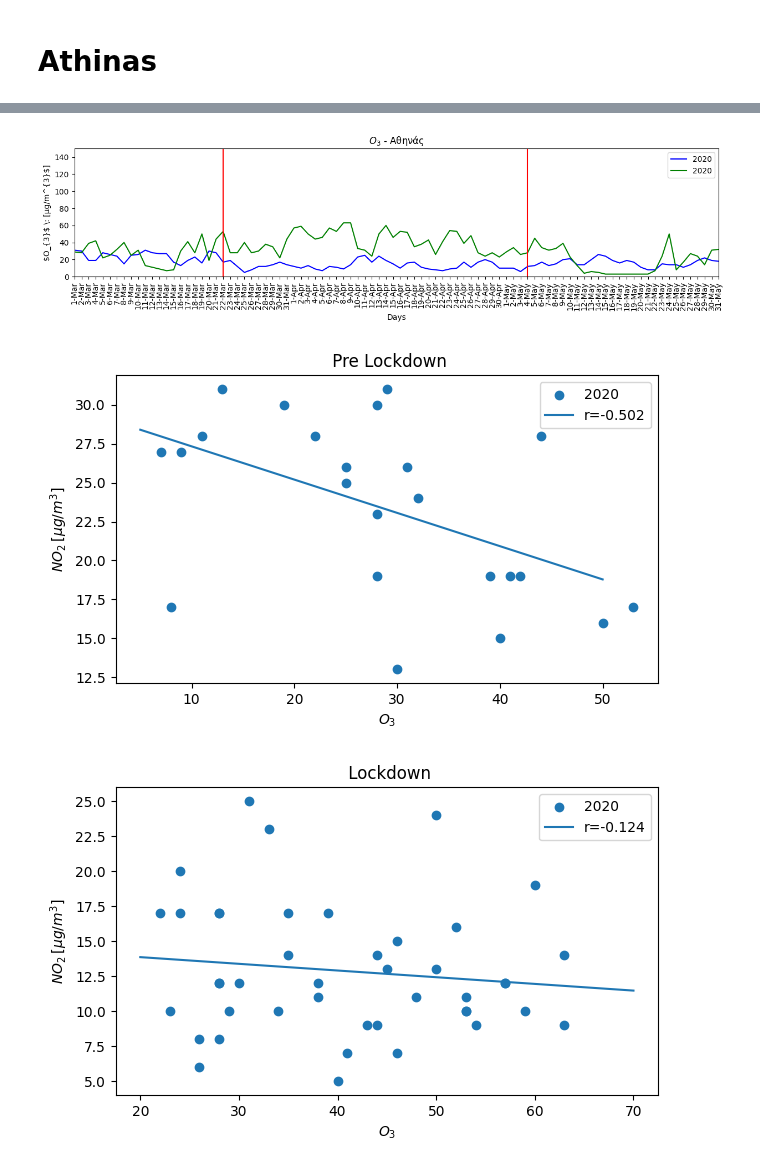
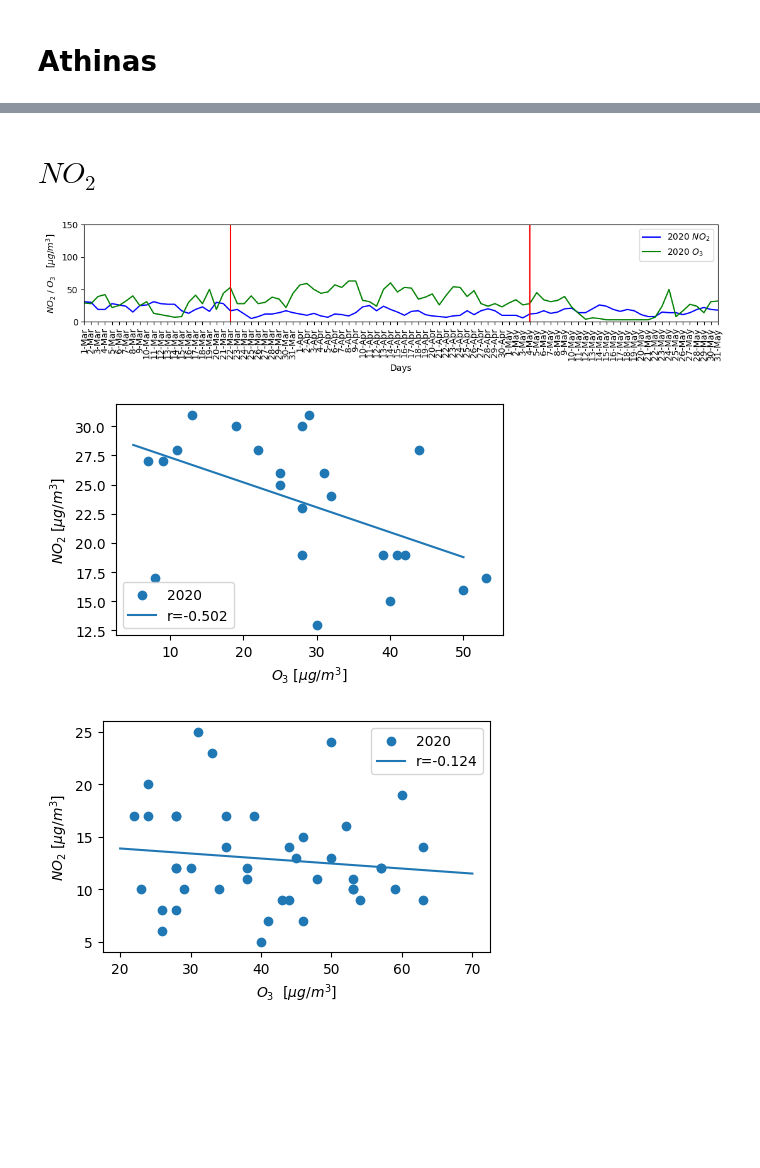
Before and after one commit to costpetrides/Air-pollution-COVID-19-impact, a Jupyter notebook: Correlation/ATH-Correlation.ipynb, the cells around one changed output, grey strips where cells are left out. Cells and saved outputs as stored; diff of their text form; code cells hidden in the pictures; blank space fills up the shorter version.

```diff
--- a/Correlation/ATH-Correlation.ipynb
+++ b/Correlation/ATH-Correlation.ipynb
@@ -29,38 +29,35 @@ print(df)
 91    32    74      39     16     67      2      0        5       3       6
 
 [92 rows x 26 columns]
+# %% [markdown]
+# $NO_{2}$
 # %%
-plt.figure(figsize=(15,3))
-plt.title("$O_{3}$ - Aθηνάς")
+plt.figure(figsize=(13,2))
 
 plt.xlabel('Days')
-plt.ylabel('$O_{3}$ \: [μg/m^{3}$]')
+plt.ylabel('$NO_{2}$ / $O_{3}$   $[μg/m^{3}]$')
 
-plt.title("$O_{3}$ - Aθηνάς")
-
-plt.plot(df['DAY'], df['NO220'], 'b', label='2020')
-plt.plot(df['DAY'], df['O320'], 'g', label='2020')
+plt.plot(df['DAY'], df['NO220'], 'b', label='2020 $NO_{2}$')
+plt.plot(df['DAY'], df['O320'], 'g', label='2020 $O_{3}$')
 
 plt.legend()
 
 plt.xlim(df.loc[0]['DAY'] , df.loc[91]['DAY'])
 plt.ylim(0,150)
 
 plt.axvline(x='4-May' ,color='r')
 plt.axvline(x='22-Mar' ,color='r')
 plt.xticks(rotation=90)
 
 plt.show()
 # %% [output]
-[figure, old version]
+[figure, new version]
 # %%
 r=scipy.stats.pearsonr(df['O320'][0:23],df['NO220'][0:23])[0]
 
-plt.figure(figsize=(7,4))
-plt.xlabel('$O_{3}$')
-plt.ylabel('$NO_{2} \: [μg/m^{3}$]')
-
-plt.title(" Pre Lockdown")
+plt.figure(figsize=(5,3))
+plt.xlabel('$O_{3}$ $[μg/m^{3}]$')
+plt.ylabel('$NO_{2}$ $[μg/m^{3}]$')
 
 x=[]
 for i in df['O320'][0:23]:
@@ -87,13 +84,11 @@ plt.legend()
 
 plt.show()
 # %% [output]
-[figure, old version]
+[figure, new version]
 # %%
-plt.figure(figsize=(7,4))
-plt.xlabel('$O_{3}$')
-plt.ylabel('$NO_{2} \: [μg/m^{3}$]')
-
-plt.title(" Lockdown")
+plt.figure(figsize=(5,3))
+plt.xlabel('$O_{3}$  $[μg/m^{3}]$')
+plt.ylabel('$NO_{2}$ $[μg/m^{3}]$')
 
 x=[]
 for i in df['O320'][23:66]:
@@ -122,5 +117,5 @@ plt.legend()
 
 plt.show()
 # %% [output]
-[figure, old version]
+[figure, new version]
 # %%
```
Also changed, not shown: parts of 11 cells of this notebook.
